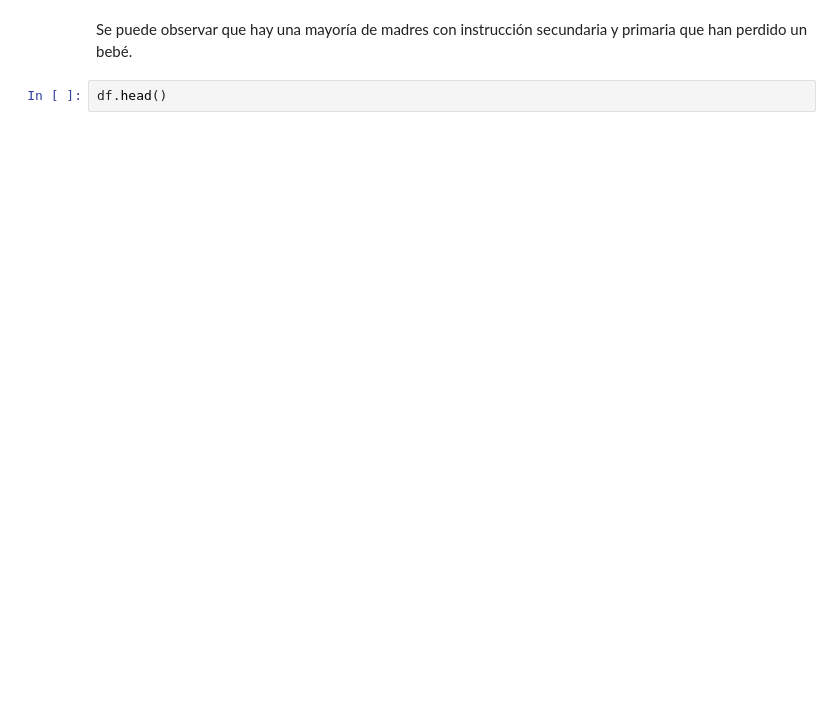
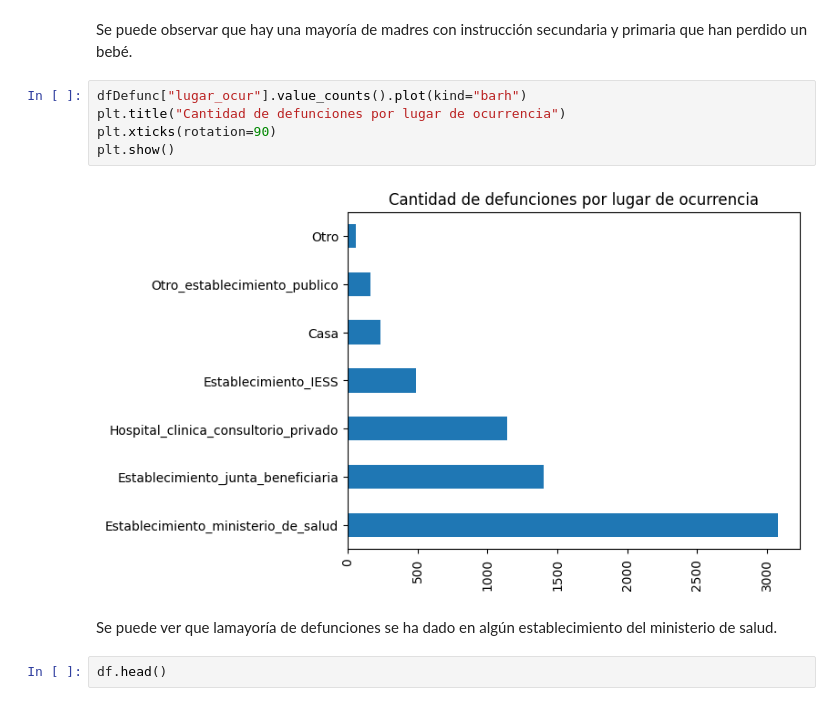
Before and after one commit to SAULIZA/Proyecto, a Jupyter notebook: Proyecto_defuncion_nacimiento.ipynb, the cells around one changed output. Cells and saved outputs as stored; diff of their text form; blank space fills up the shorter version.

```diff
--- a/Proyecto_defuncion_nacimiento.ipynb
+++ b/Proyecto_defuncion_nacimiento.ipynb
@@ -1212,5 +1261,14 @@ plt.show()
 # %% [markdown]
 Se puede observar que hay una mayoría de madres con instrucción secundaria y primaria que han perdido un bebé.
+# %%
+dfDefunc["lugar_ocur"].value_counts().plot(kind="barh")
+plt.title("Cantidad de defunciones por lugar de ocurrencia")
+plt.xticks(rotation=90)
+plt.show()
+# %% [output]
+[figure, added]
+# %% [markdown]
+Se puede ver que lamayoría de defunciones se ha dado en algún establecimiento del ministerio de salud.
 # %%
 df.head()
 # %% [output]
```
Also changed, not shown: parts of 29 cells of this notebook.
